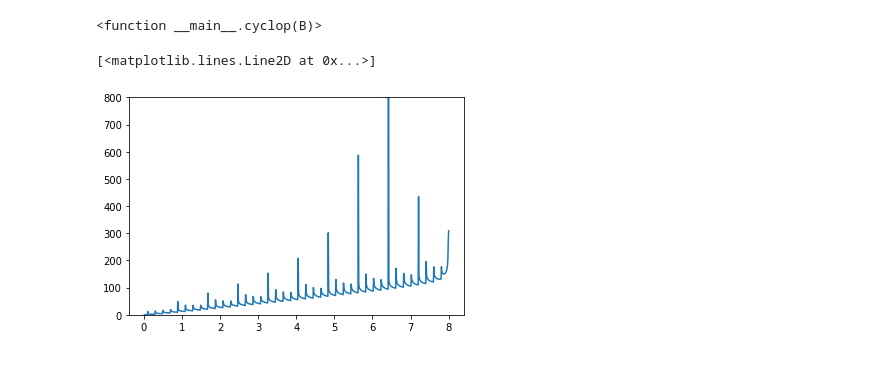
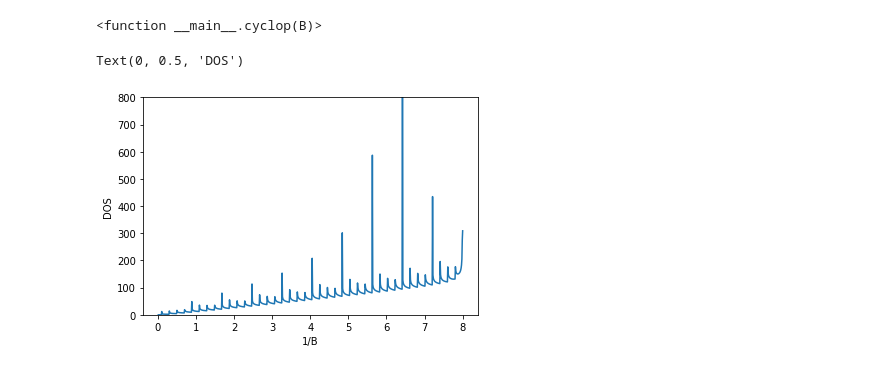
Before and after one commit to oyazyev/SoliDRIL, a Jupyter notebook: dHvA.ipynb, the cells around one changed output. Cells and saved outputs as stored; diff of their text form; code cells hidden in the pictures.

```diff
--- a/dHvA.ipynb
+++ b/dHvA.ipynb
@@ -71,15 +80,17 @@ interactive(children=(FloatSlider(value=1.05, description='B', max=2.0, min=0.1)
 # %%
 B1=np.arange(0.01,10,0.01)
 Bs=1.0/B1
 #Bs=np.arange(0.01,10.0,0.001);
 dens=[];
 for ii in Bs:
     dens.append(cyclo(ii));
 plt.figure()
 smeard=1.0/np.exp(dens)
 #plt.xlim(0.0,2.0)
 plt.ylim(0.0,800)
 plt.plot(1.0/Bs,dens)
+plt.xlabel("1/B")
+plt.ylabel("DOS")
 # %% [output]
-[<matplotlib.lines.Line2D at 0x...>]
+Text(0, 0.5, 'DOS')
-[figure, old version]
+[figure, new version]
```
Also changed, not shown: parts of 2 cells of this notebook, 6 other files.
